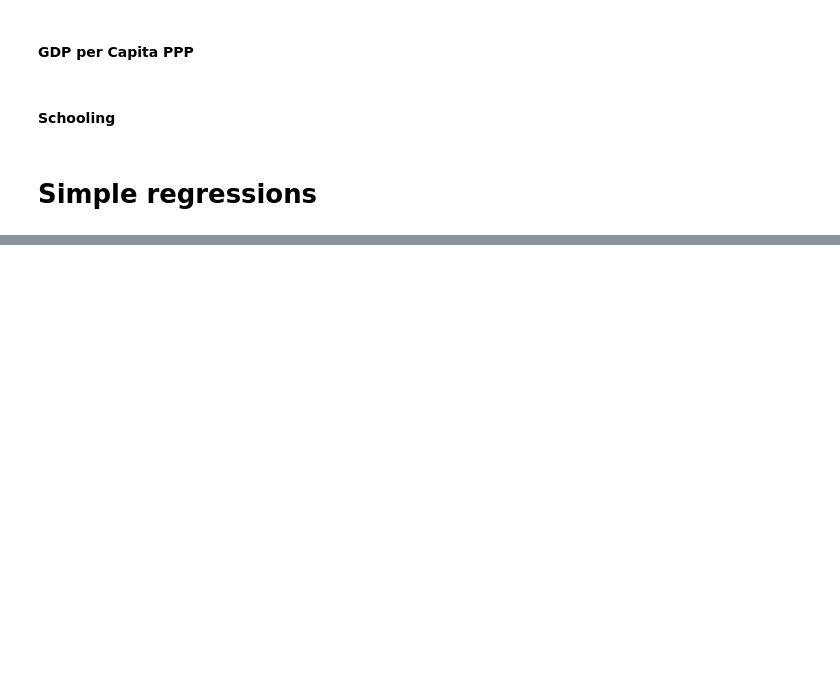
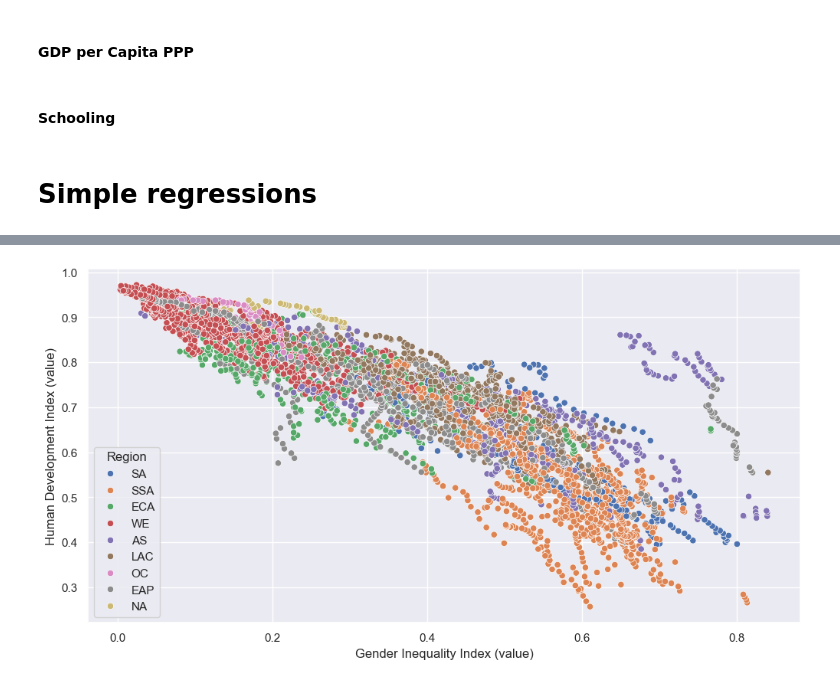
Before and after one commit to gianluca-filesi/Thesis, a Jupyter notebook: v5.ipynb, the cells around one changed output, grey strips where cells are left out. Saved outputs shown, nothing was run; the diff lists cells and outputs as text; code cells hidden in the pictures; blank space fills up the shorter version.

```diff
--- a/v5.ipynb
+++ b/v5.ipynb
@@ -428,7 +244,7 @@ Included effects: Entity, Time
 # %%
 # HDI and GII
-HDI_GII = pd.merge(HDI, GII, on=["iso3", "year"],how="inner")
+HDI_GII = pd.merge(HDI, GII, on=["iso3", "year","hdicode","region"],how="inner")
 HDI_GII.columns.name = None
 
 Panel_HDI_GII = PrepareData(HDI_GII,HDR_idx['gii']) # Prepare the GII data
-Regression(Panel_HDI_GII, independent_vars = [HDR_idx['gii']], dependent_var = HDR_idx['hdi']) # Run the regression for GII
+Results['HDI/GII'] = Regression(Panel_HDI_GII, independent_vars = [HDR_idx['gii']], dependent_var = HDR_idx['hdi']) # Run the regression for GII
@@ -553,0 +352,8 @@ Included effects: Entity, Time
+# %%
+plt.figure(figsize=(12, 6))
+sns.scatterplot(data=Panel_HDI_GII, x=HDR_idx['gii'], y=HDR_idx['hdi'], hue='region')
+plt.ylabel(HDR_idx['hdi'])
+plt.legend(title='Region')
+plt.show()
+# %% [output]
+[figure, added]
```
Also changed, not shown: parts of 37 cells of this notebook, 1 other file.
